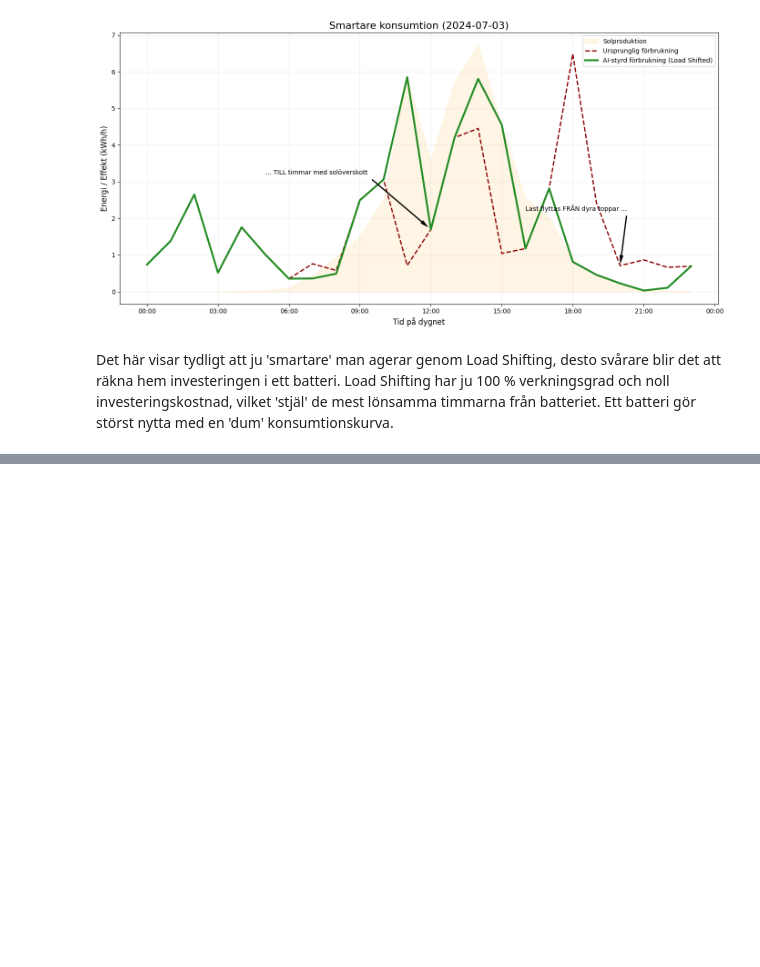
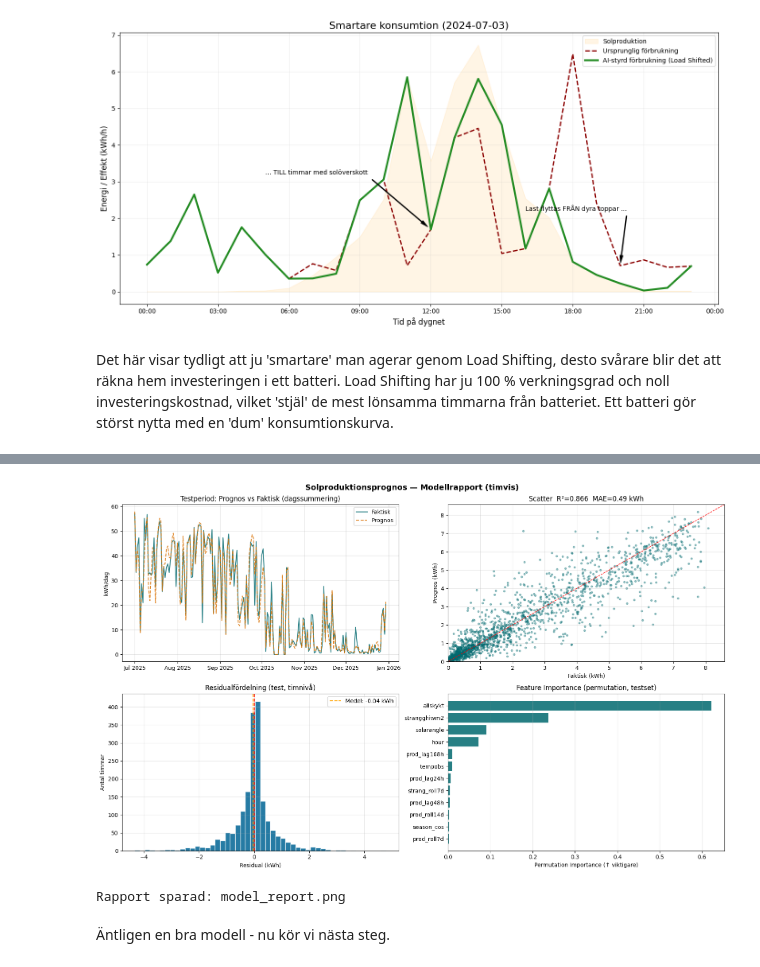
Before and after one commit to Puttaren/AI_IoT_Kunskapskontroll_1, a Jupyter notebook: Projektrapport del 3.ipynb, the cells around one changed output, grey strips where cells are left out. Drawn from its saved outputs; the diff is of its cells as text; code cells hidden in the pictures; blank space fills up the shorter version.

```diff
--- a/Projektrapport del 3.ipynb
+++ b/Projektrapport del 3.ipynb
@@ -574,0 +1228,72 @@ För att uppfylla kunskapskraven kommer här ett AI-projekt baserat på mina dat
+# %%
+fig, axes = plt.subplots(2, 2, figsize=(16, 10))
+fig.suptitle('Solproduktionsprognos — Modellrapport (timvis)', fontsize=14, fontweight='bold')
+
+# Konvertera y_test från log-rymd → kWh
+y_test_kwh  = np.expm1(y_test)                                              # Series med korrekt index
+y_pred_test = np.clip(np.expm1(model.predict(X_test)), 0, None)             # ndarray i kWh
+y_pred_series = pd.Series(y_pred_test, index=X_test.index, name='predicted_kwh')
+
+# Summera timvisa värden till dag för en läsbar linjegraf
+actual_daily  = y_test_kwh.resample('D').sum()
+pred_daily    = y_pred_series.resample('D').sum()
+
+# ── Panel 1: Prognos vs faktisk (testperiod, daglig summering) ──
+ax = axes[0, 0]
+ax.plot(actual_daily.index, actual_daily.values,
+        label='Faktisk', color='#01696f', linewidth=1.5, alpha=0.85)
+ax.plot(pred_daily.index, pred_daily.values,
+        label='Prognos', color='#da7101', linewidth=1.5, alpha=0.85, linestyle='--')
+ax.set_title('Testperiod: Prognos vs Faktisk (dagssummering)')
+ax.set_ylabel('kWh/dag')
+ax.xaxis.set_major_formatter(mdates.DateFormatter('%b %Y'))
+ax.legend()
+ax.grid(alpha=0.3)
+
+# ── Panel 2: Scatter prognos vs faktisk (timnivå) ──
+ax = axes[0, 1]
+ax.scatter(y_test_kwh.values, y_pred_test, alpha=0.4, color='#01696f', s=10)
+lims = [0, max(y_test_kwh.max(), y_pred_test.max()) * 1.05]
+ax.plot(lims, lims, 'r--', linewidth=1)
+ax.set_xlabel('Faktisk (kWh)')
+ax.set_ylabel('Prognos (kWh)')
+ax.set_title(f"Scatter  R²={res_test['r2']:.3f}  MAE={res_test['mae']:.2f} kWh")
+ax.set_xlim(lims); ax.set_ylim(lims)
+ax.grid(alpha=0.3)
+
+# ── Panel 3: Residualfördelning (kWh) ──
+ax = axes[1, 0]
+residuals = y_pred_test - y_test_kwh.values
+ax.hist(residuals, bins=50, color='#006494', edgecolor='white', alpha=0.85)
+ax.axvline(0, color='red', linestyle='--')
+ax.axvline(residuals.mean(), color='orange', linestyle='--',
+           label=f'Medel: {residuals.mean():.2f} kWh')
+ax.set_xlabel('Residual (kWh)')
+ax.set_ylabel('Antal timmar')
+ax.set_title('Residualfördelning (test, timnivå)')
+ax.legend()
+ax.grid(alpha=0.3)
+
+# ── Panel 4: Feature importance (log-rymd, korrekt för modellen) ──
+ax = axes[1, 1]
+imp_result = permutation_importance(model, X_test, y_test,   # ← log-rymd är rätt här
+                                    n_repeats=10, random_state=42)
+imp_df = pd.DataFrame({
+    'feature':    FEATURES,
+    'importance': imp_result.importances_mean
+}).sort_values('importance', ascending=True).tail(12)
+
+ax.barh(imp_df['feature'], imp_df['importance'], color='#01696f', alpha=0.85)
+ax.set_xlabel('Permutation Importance (↑ viktigare)')
+ax.set_title('Feature Importance (permutation, testset)')
+ax.grid(alpha=0.3, axis='x')
+
+plt.tight_layout()
+plt.savefig('model_report.png', dpi=150, bbox_inches='tight')
+plt.show()
+print("Rapport sparad: model_report.png")
+# %% [output]
+[figure, added]
+Rapport sparad: model_report.png
+# %% [markdown]
+Äntligen en bra modell - nu kör vi nästa steg.
```
Also changed, not shown: parts of 27 cells of this notebook, 22 other files.
